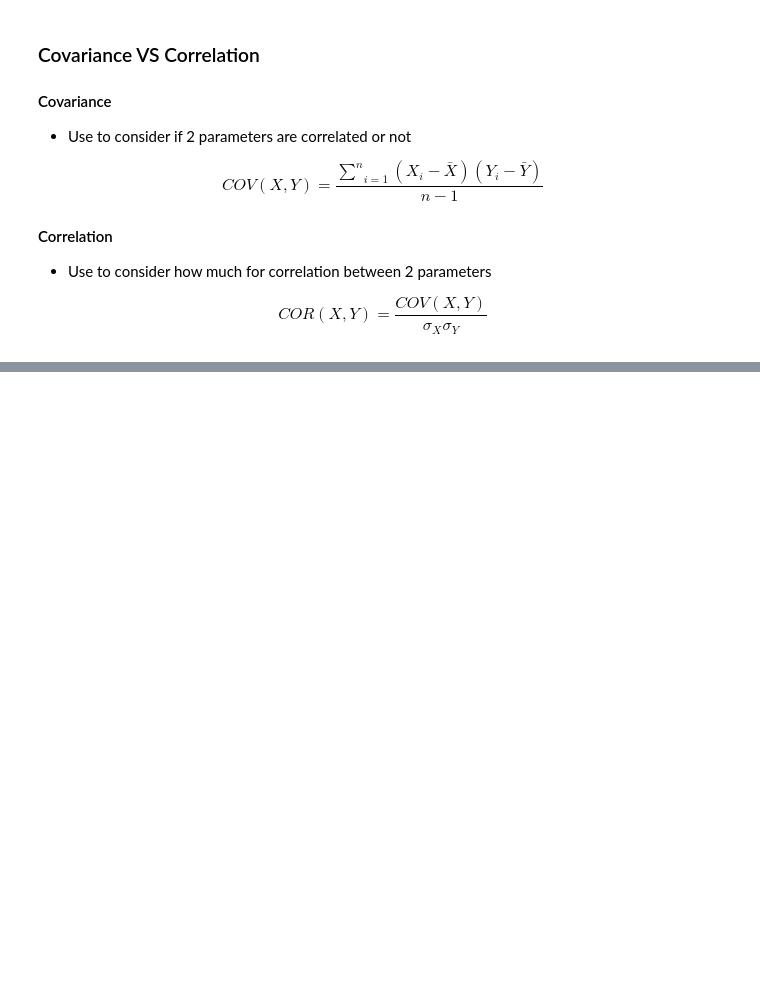
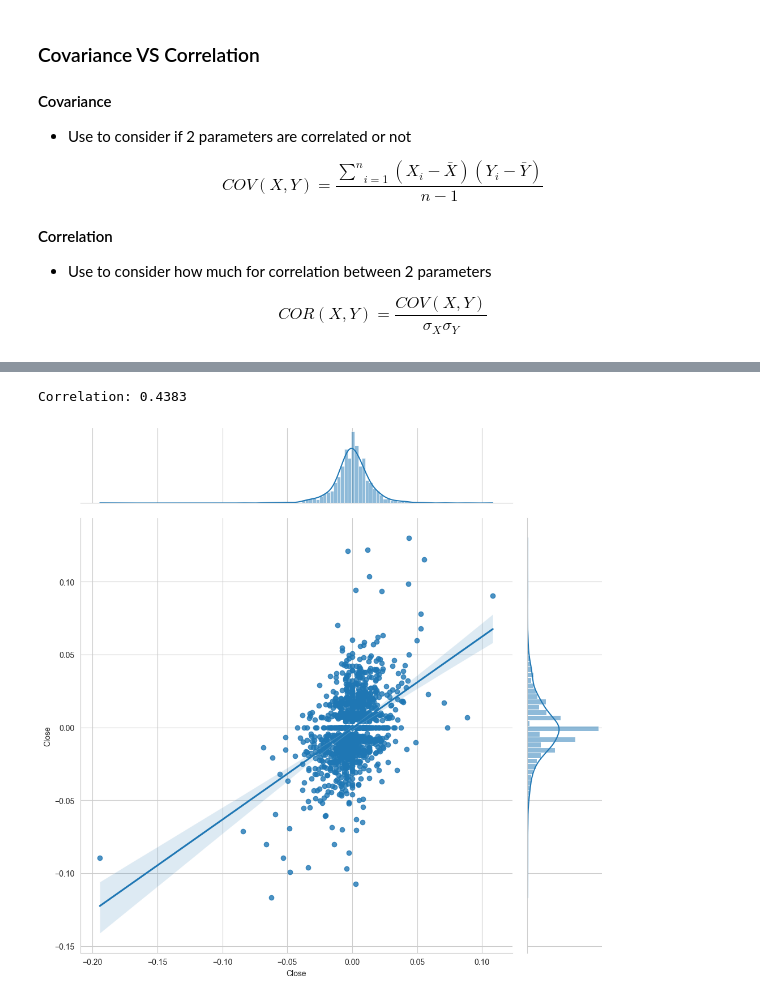
Before and after one commit to pNatTueku/basicPython, a Jupyter notebook: basic_statistics.ipynb, the cells around one changed output, grey strips where cells are left out. Drawn from its saved outputs; the diff is of its cells as text; code cells hidden in the pictures; blank space fills up the shorter version.

```diff
--- a/basic_statistics.ipynb
+++ b/basic_statistics.ipynb
@@ -1007,0 +1050,8 @@ ais = pd.read_csv('Data/SET50_download_r2/ADVANC.BK.csv', index_col = 0)
+# %%
+# return
+
+ais_pct = ais.pct_change()
+ais_pct.dropna(inplace = True)
+
+true_pct = true.pct_change()
+true_pct.dropna(inplace = True)
@@ -1007,0 +1086,6 @@ ais = pd.read_csv('Data/SET50_download_r2/ADVANC.BK.csv', index_col = 0)
+# %%
+sns.jointplot(x = ais_pct, y = true_pct, kind = 'reg', height = 10);
+print(f'Correlation: {np.corrcoef(ais_pct, true_pct)[0,1]:.4f}')
+# %% [output]
+Correlation: 0.4383
+[figure, added]
```
Also changed, not shown: parts of 49 cells of this notebook.
